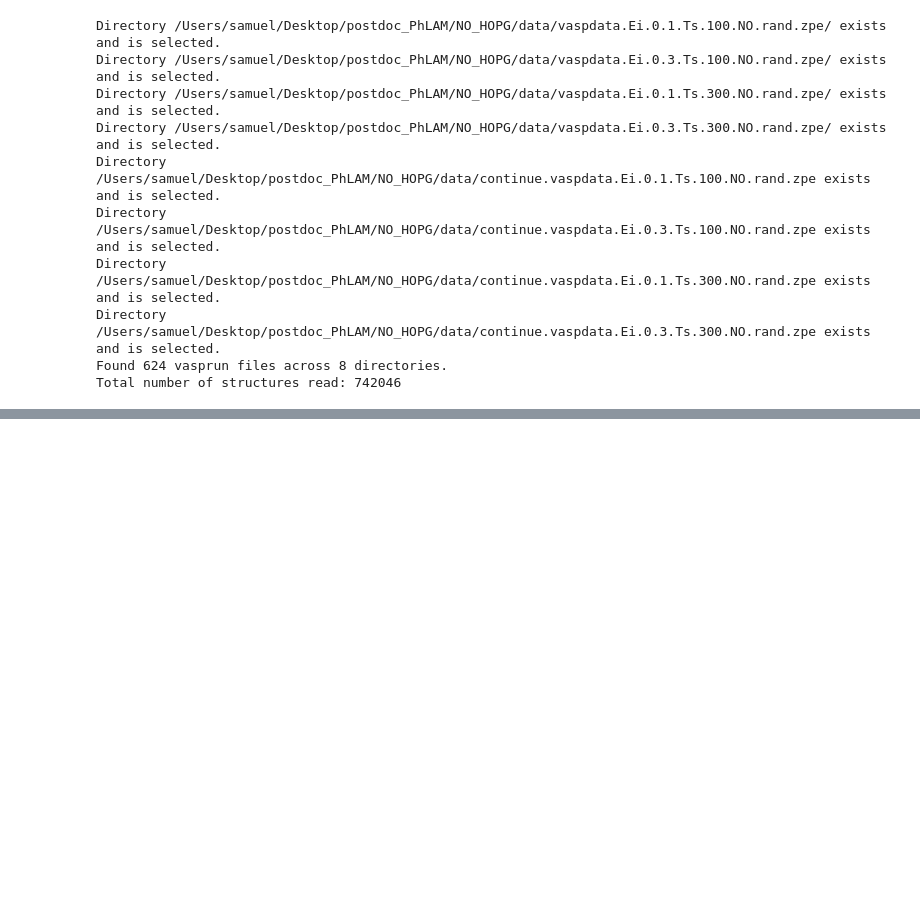
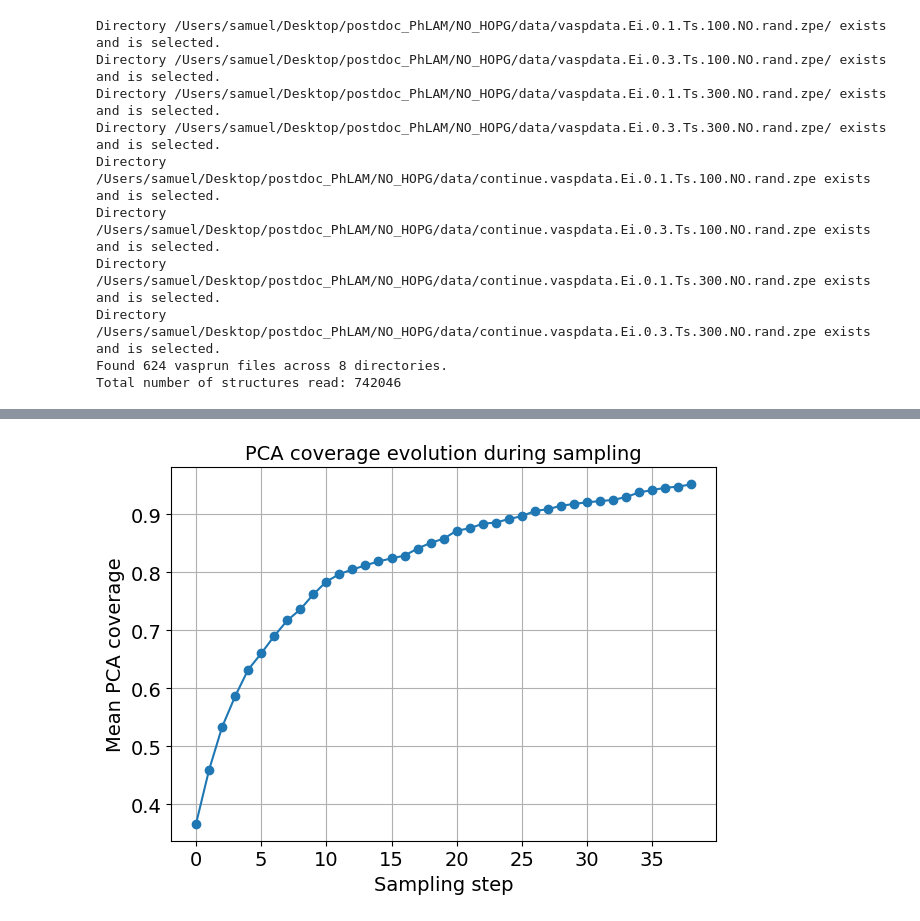
Before and after one commit to SamDFr/data_sampling, a Jupyter notebook: sampling_analysis.ipynb, the cells around one changed output, grey strips where cells are left out. Cells and saved outputs as stored; diff of their text form; code cells hidden in the pictures; blank space fills up the shorter version.

```diff
--- a/sampling_analysis.ipynb
+++ b/sampling_analysis.ipynb
@@ -261,0 +259,16 @@ h_COM (Å): n=40237, mean=3.6442, std=1.1480, min=1.8671, max=7.8012
+# %%
+mean_cov = [
+0.366, 0.459, 0.533, 0.586, 0.632, 0.660, 0.690, 0.717, 0.736, 0.762,
+0.784, 0.797, 0.805, 0.812, 0.819, 0.824, 0.829, 0.841, 0.851, 0.858,
+0.872, 0.876, 0.884, 0.886, 0.892, 0.897, 0.906, 0.909, 0.915, 0.918,
+0.921, 0.923, 0.925, 0.930, 0.938, 0.942, 0.946, 0.948, 0.952
+]
+
+plt.plot(mean_cov, marker='o')
+plt.xlabel('Sampling step', fontsize=14)
+plt.ylabel('Mean PCA coverage', fontsize=14)
+plt.title('PCA coverage evolution during sampling', fontsize=14)
+plt.grid()
+plt.tight_layout()
+# %% [output]
+[figure, added]
```
Also changed, not shown: parts of 3 cells of this notebook, 2 other files.
